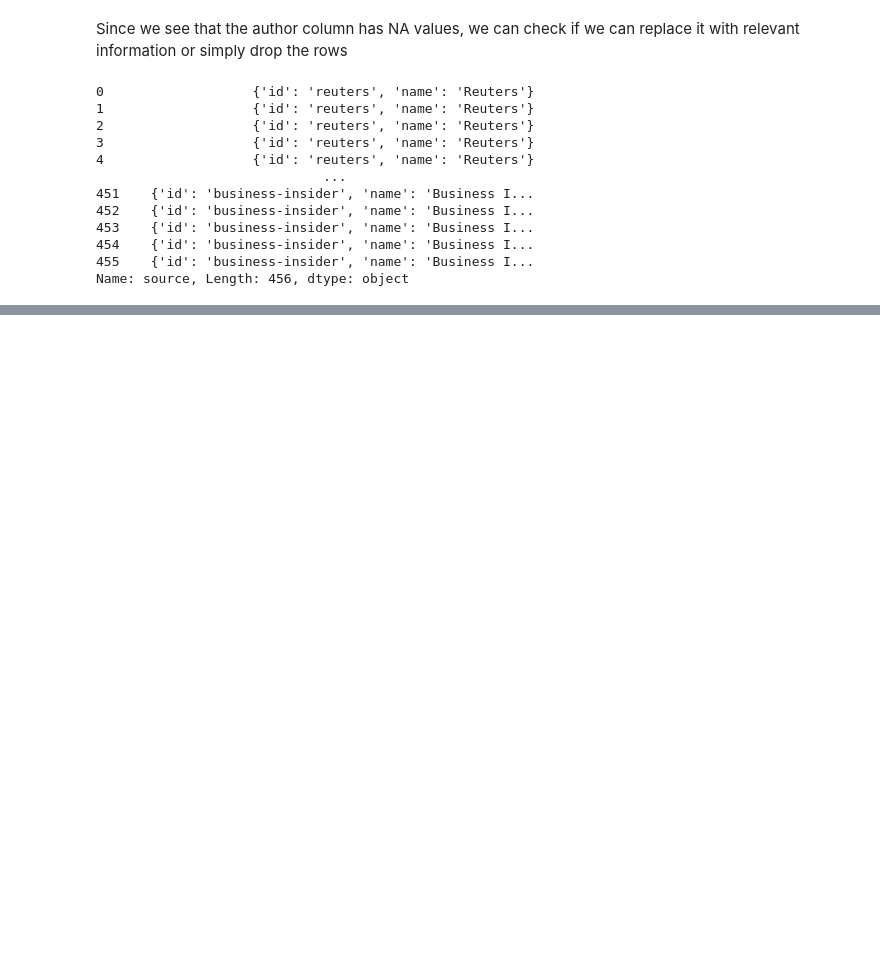
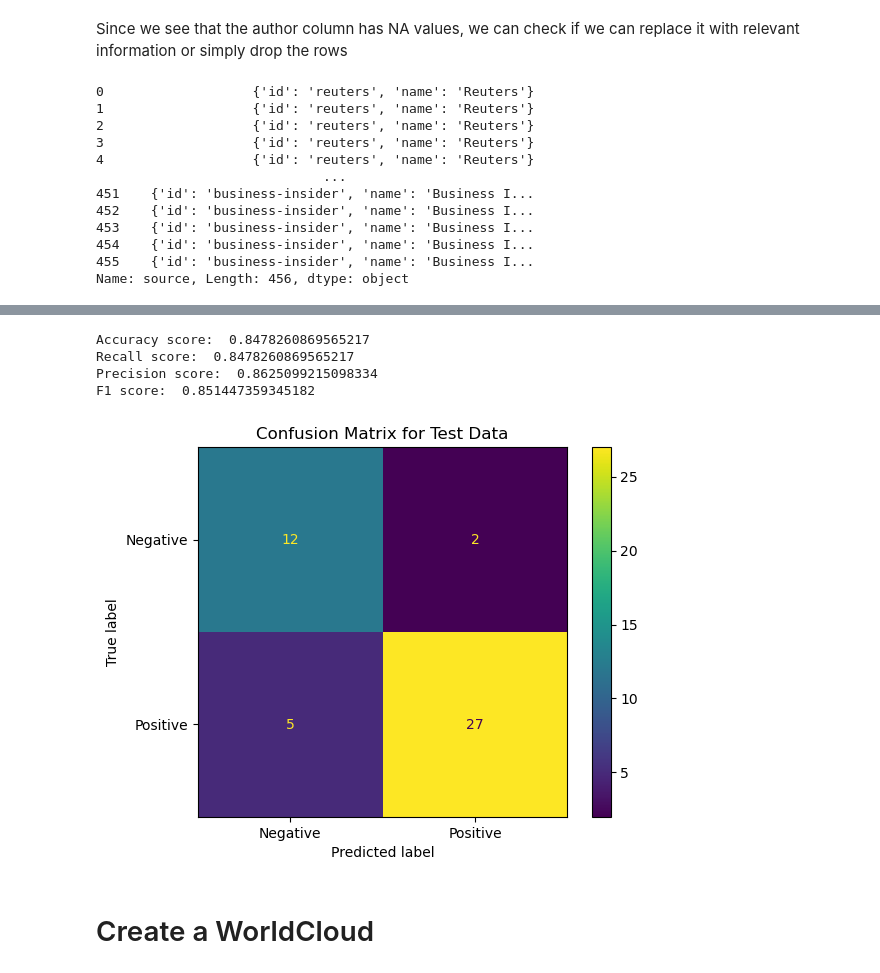
Before and after one commit to raunakadvani2410/anly-501-final-project, a Jupyter notebook: codes/naive_bayes_py/nb.ipynb, the cells around one changed output, grey strips where cells are left out. Saved outputs shown, nothing was run; the diff lists cells and outputs as text; code cells hidden in the pictures; blank space fills up the shorter version.

```diff
--- a/codes/naive_bayes_py/nb.ipynb
+++ b/codes/naive_bayes_py/nb.ipynb
@@ -131,0 +259,11 @@ JSONDecodeError: Expecting property name enclosed in double quotes: line 1 colum
+# %%
+from sklearn.model_selection import train_test_split
+
+X_train, X_test, y_train, y_test = train_test_split(
+    news_df_nb['Content_Lemmatized_Sentiment_Analysis'],
+    news_df_nb['label'],
+    random_state = 1,test_size=0.1
+)
+
+print("Training dataset: ", X_train.shape[0])
+print("Test dataset: ", X_test.shape[0])
@@ -131,0 +273,11 @@ JSONDecodeError: Expecting property name enclosed in double quotes: line 1 colum
+# %%
+from sklearn.feature_extraction.text import CountVectorizer
+
+count_vector = CountVectorizer(stop_words = 'english')
+training_data = count_vector.fit_transform(X_train)
+testing_data = count_vector.transform(X_test)
+# %%
+from sklearn.naive_bayes import MultinomialNB
+
+naive_bayes = MultinomialNB()
+naive_bayes.fit(training_data, y_train)
@@ -131,0 +286,3 @@ JSONDecodeError: Expecting property name enclosed in double quotes: line 1 colum
+# %%
+predictions = naive_bayes.predict(testing_data)
+predictions
@@ -131,0 +300,23 @@ JSONDecodeError: Expecting property name enclosed in double quotes: line 1 colum
+# %%
+from sklearn.metrics import accuracy_score, recall_score, precision_score, f1_score
+
+print("Accuracy score: ", accuracy_score(y_test, predictions))
+print("Recall score: ", recall_score(y_test, predictions, average = 'weighted'))
+print("Precision score: ", precision_score(y_test, predictions, average = 'weighted'))
+print("F1 score: ", f1_score(y_test, predictions, average = 'weighted'))
+# %% [output]
+Accuracy score:  0.8478260869565217
+Recall score:  0.8478260869565217
+Precision score:  0.8625099215098334
+F1 score:  0.851447359345182
+# %%
+from sklearn.metrics import ConfusionMatrixDisplay
+
+ConfusionMatrixDisplay.from_predictions(y_test,predictions)
+plt.title("Confusion Matrix for Test Data")
+plt.grid(False)
+plt.show()
+# %% [output]
+[figure, added]
+# %% [markdown]
+# Create a WorldCloud
```
Also changed, not shown: parts of 24 cells of this notebook.
